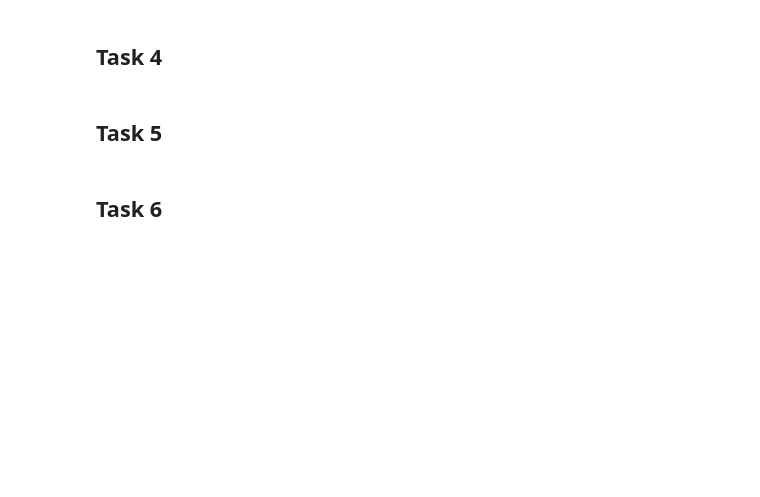
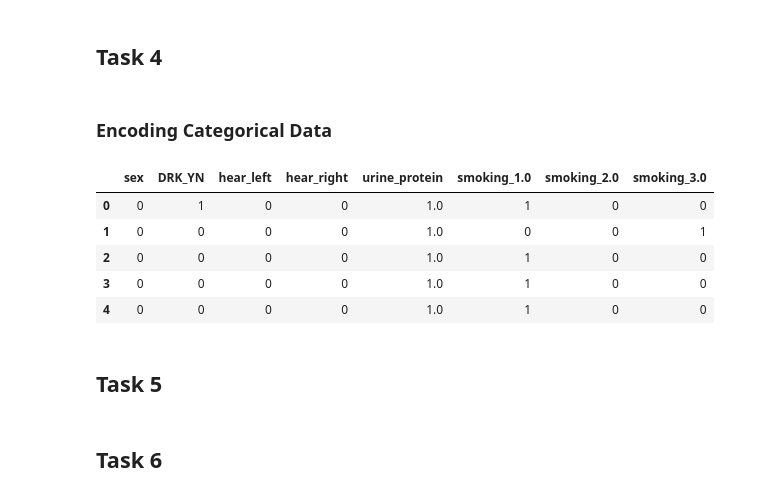
Before and after one commit to johannegg/IT3212, a Jupyter notebook: Assigment1/Assigment1.ipynb, the cells around one changed output. Cells and saved outputs as stored; diff of their text form; code cells hidden in the pictures; blank space fills up the shorter version.

Commit message:
Add encoding of categorical data

```diff
--- a/Assigment1/Assigment1.ipynb
+++ b/Assigment1/Assigment1.ipynb
@@ -239,6 +239,51 @@ df_clean[cols_to_cap].describe()
 | max | 92.500000 | 130.500000 | 294.000000 | 96.000000 | 204.000000 | 288.000000 | 18.700000 | 1.450000 | ... |
 # %% [markdown]
 ## Task 4
+# %% [markdown]
+### Encoding Categorical Data
+# %%
+df_encoded = df.copy()
+
+df_encoded["sex"] = df_encoded["sex"].map({
+    "Male": 0,
+    "Female": 1
+})
+
+df_encoded["DRK_YN"] = df_encoded["DRK_YN"].map({
+    "N": 0,
+    "Y": 1
+})
+
+df_encoded["hear_left"] = df_encoded["hear_left"].map({
+    1.0: 0,
+    2.0: 1
+})
+
+df_encoded["hear_right"] = df_encoded["hear_right"].map({
+    1.0: 0,
+    2.0: 1
+})
+
+df_encoded = pd.get_dummies(
+    df_encoded,
+    columns=["SMK_stat_type_cd"],
+    prefix="smoking",
+    dtype=int
+)
+# %%
+import pandas as pd
+
+pd.set_option("display.max_columns", None)
+pd.set_option("display.width", None)
+
+df_encoded[encoded_cols].head()
+# %% [output]
+|  | sex | DRK_YN | hear_left | hear_right | urine_protein | smoking_1.0 | smoking_2.0 | smoking_3.0 |
+| 0 | 0 | 1 | 0 | 0 | 1.0 | 1 | 0 | 0 |
+| 1 | 0 | 0 | 0 | 0 | 1.0 | 0 | 0 | 1 |
+| 2 | 0 | 0 | 0 | 0 | 1.0 | 1 | 0 | 0 |
+| 3 | 0 | 0 | 0 | 0 | 1.0 | 1 | 0 | 0 |
+| 4 | 0 | 0 | 0 | 0 | 1.0 | 1 | 0 | 0 |
 # %% [markdown]
 ## Task 5
 # %% [markdown]
```
